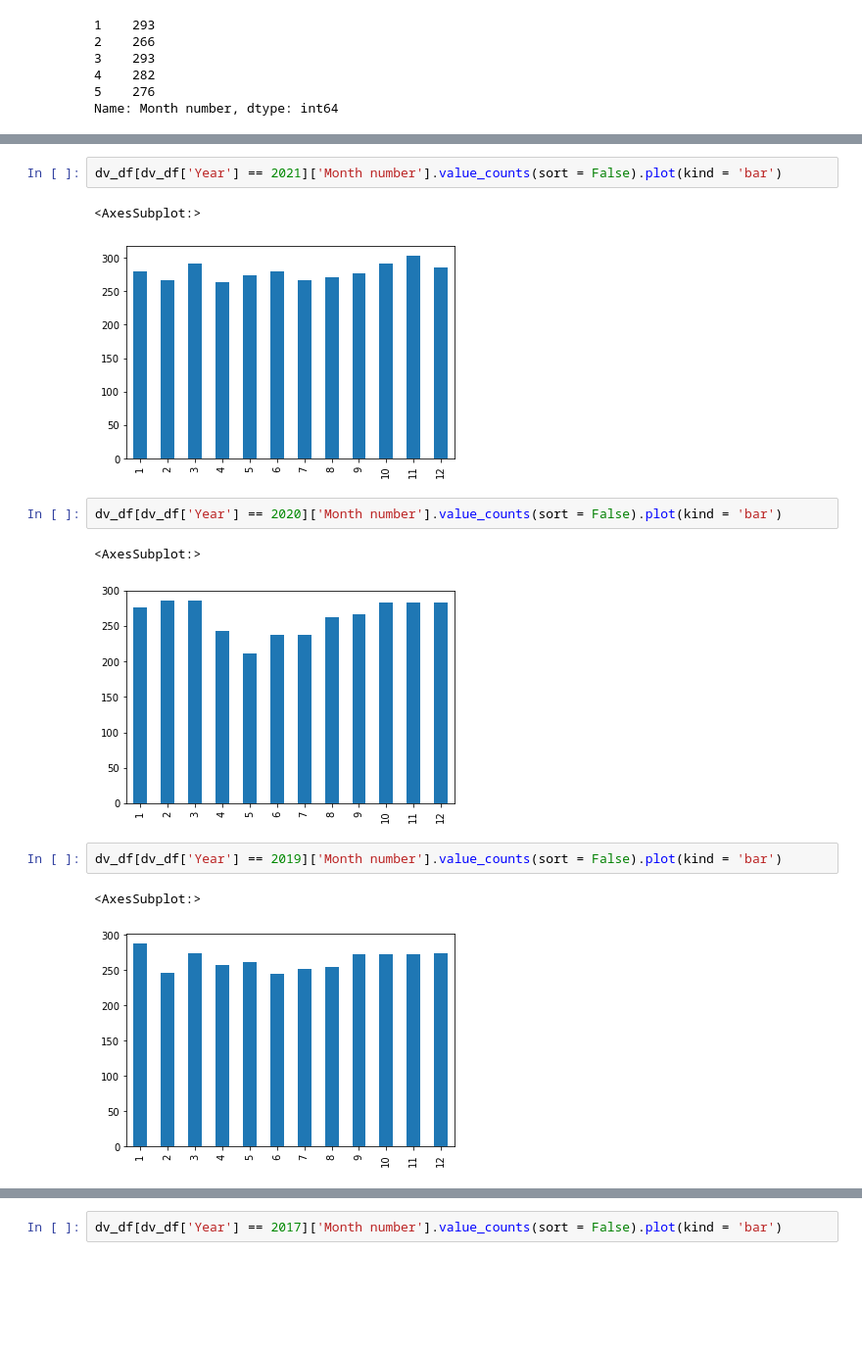
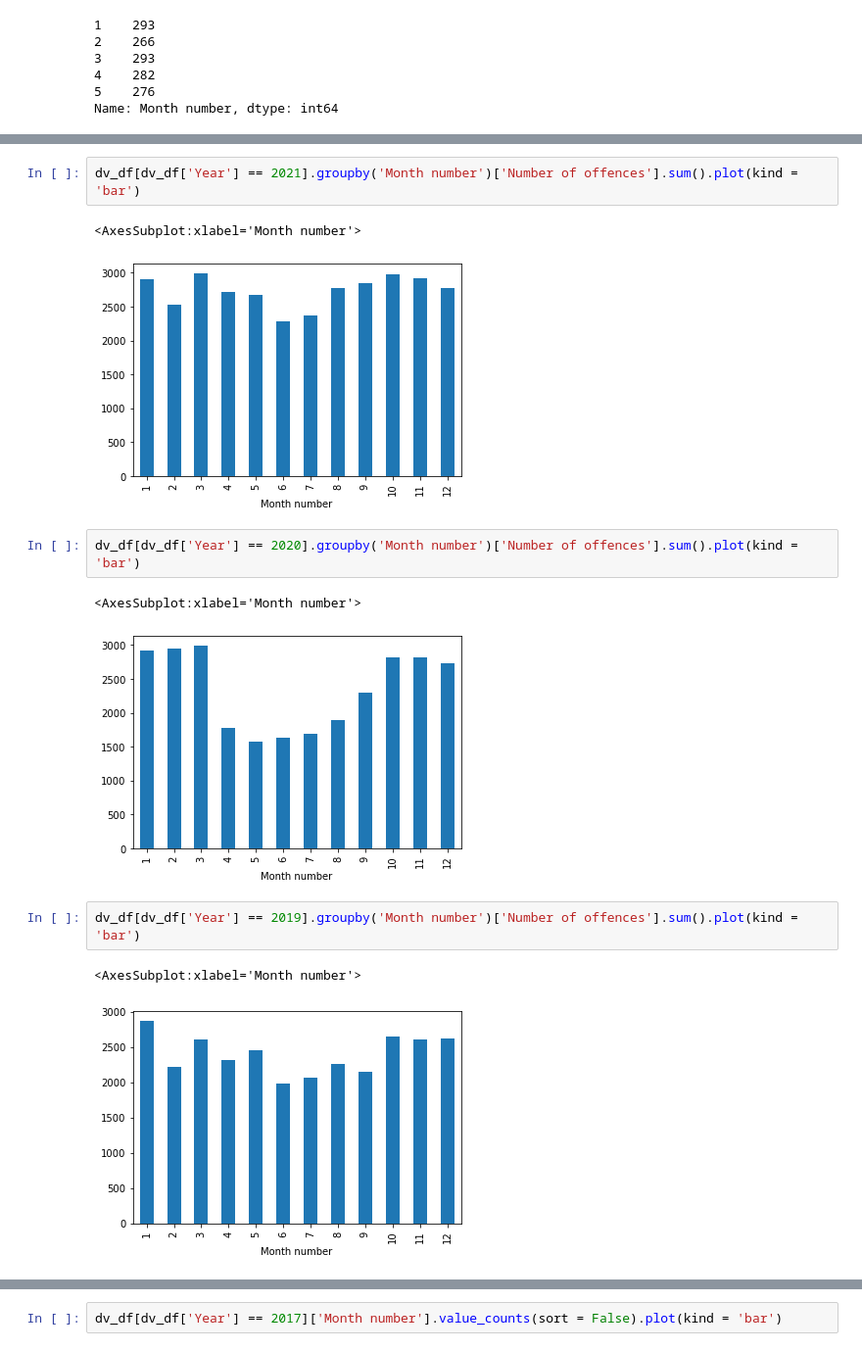
Before and after one commit to ShantiRoseCodes/solo_project, a Jupyter notebook: Domestic Violence.ipynb, the cells around one changed output, grey strips where cells are left out. Shown at 98% size. Drawn from its saved outputs; the diff is of its cells as text; blank space fills up the shorter version.

Commit message:
corrected graphs to sum of number of offences by category

```diff
--- a/Domestic Violence.ipynb
+++ b/Domestic Violence.ipynb
@@ -293,16 +303,16 @@ dv_df[dv_df['Year'] == 2022]['Month number'].value_counts(sort = False).plot(kin
 # %%
-dv_df[dv_df['Year'] == 2021]['Month number'].value_counts(sort = False).plot(kind = 'bar')
+dv_df[dv_df['Year'] == 2021].groupby('Month number')['Number of offences'].sum().plot(kind = 'bar')
 # %% [output]
-<AxesSubplot:>
+<AxesSubplot:xlabel='Month number'>
-[figure, old version]
+[figure, new version]
 # %%
-dv_df[dv_df['Year'] == 2020]['Month number'].value_counts(sort = False).plot(kind = 'bar')
+dv_df[dv_df['Year'] == 2020].groupby('Month number')['Number of offences'].sum().plot(kind = 'bar')
 # %% [output]
-<AxesSubplot:>
+<AxesSubplot:xlabel='Month number'>
-[figure, old version]
+[figure, new version]
 # %%
-dv_df[dv_df['Year'] == 2019]['Month number'].value_counts(sort = False).plot(kind = 'bar')
+dv_df[dv_df['Year'] == 2019].groupby('Month number')['Number of offences'].sum().plot(kind = 'bar')
 # %% [output]
-<AxesSubplot:>
+<AxesSubplot:xlabel='Month number'>
-[figure, old version]
+[figure, new version]
 # %%
```
Also changed, not shown: parts of 37 cells of this notebook.
